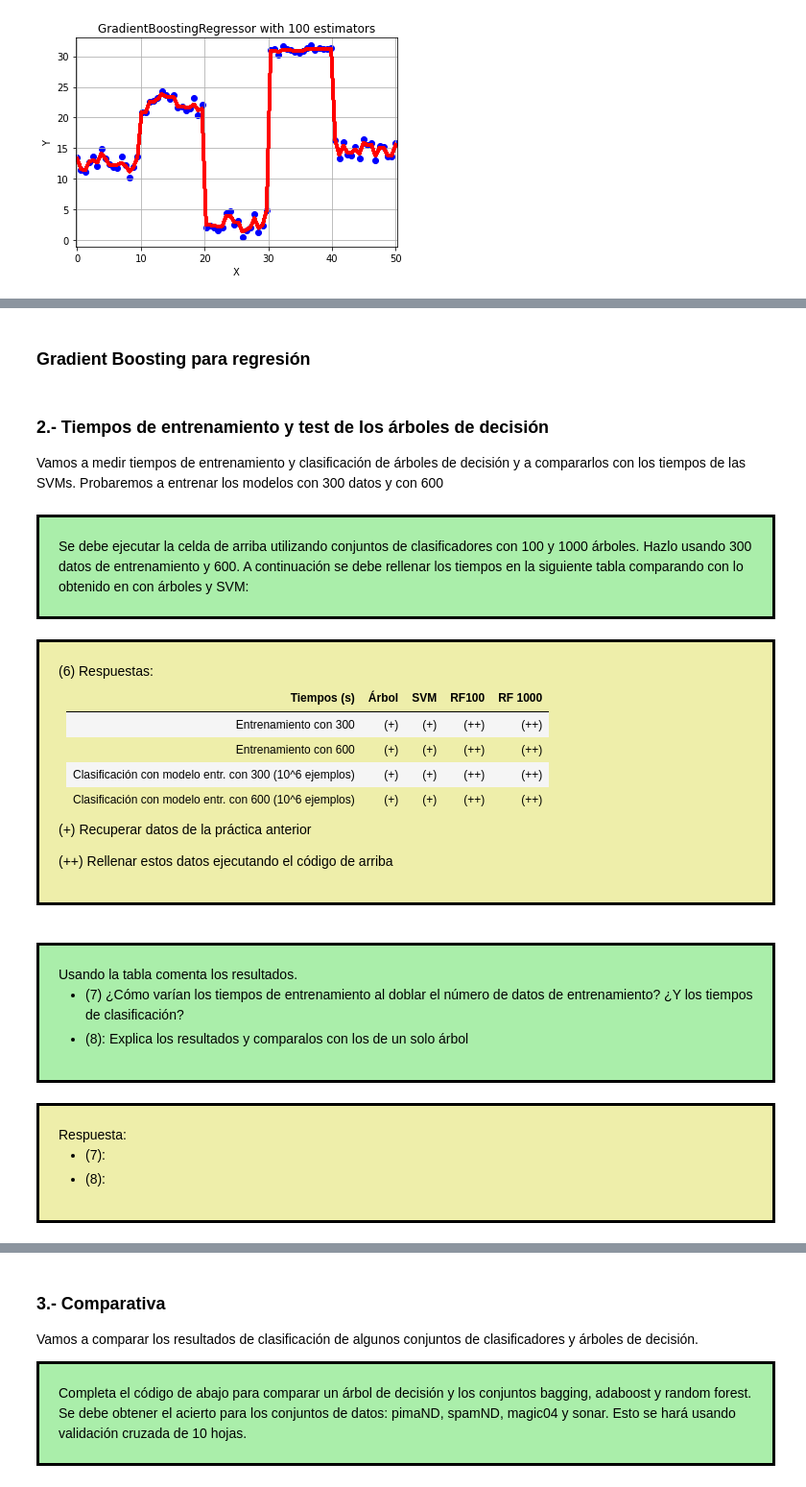
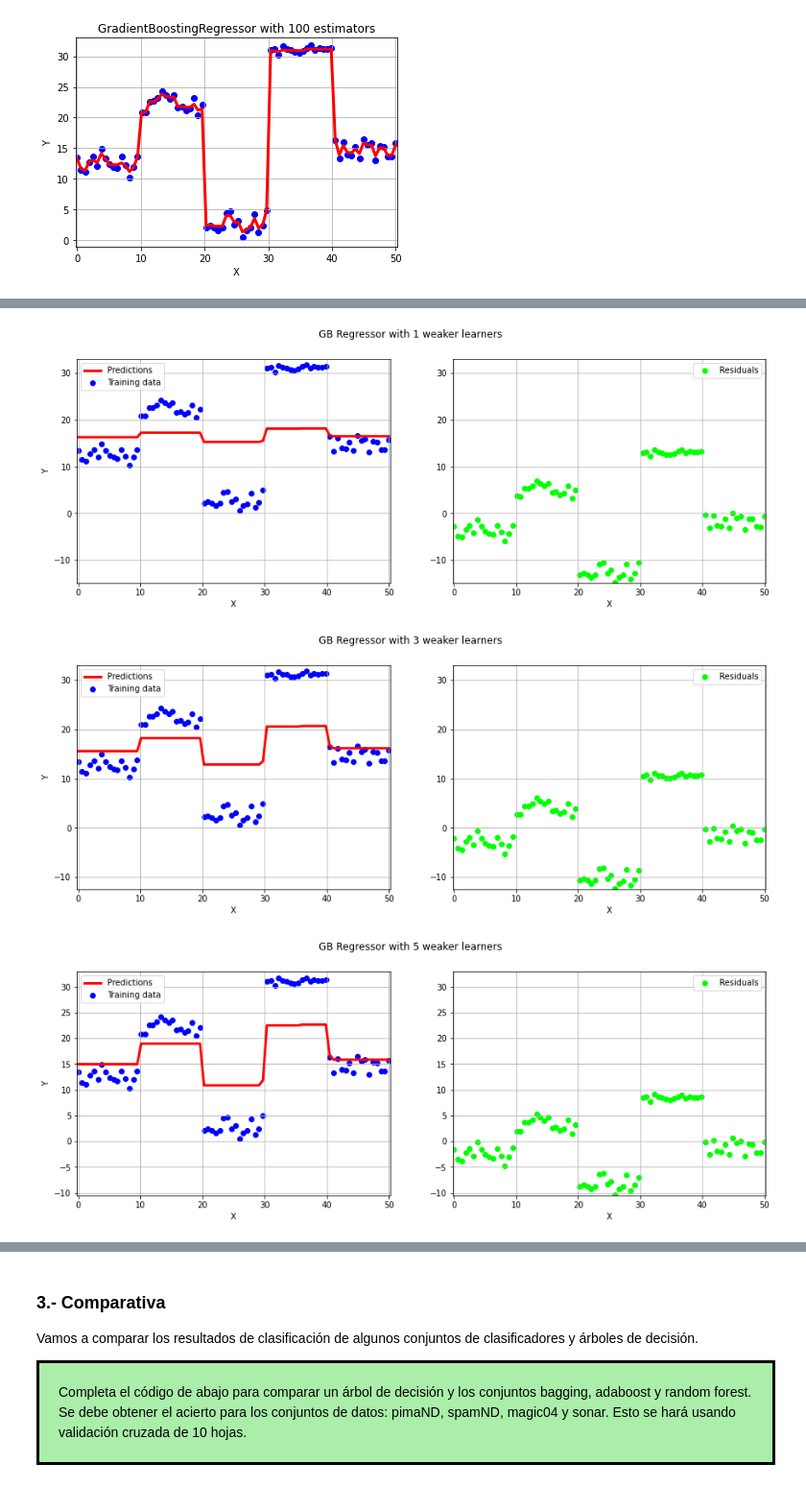
Before and after one commit to fjsaezm/mcd-maaa, a Jupyter notebook: P2/GradientBoosting.ipynb, the cells around one changed output, grey strips where cells are left out. Shown at 96% size. Drawn from its saved outputs; the diff is of its cells as text; code cells hidden in the pictures.

```diff
--- a/P2/GradientBoosting.ipynb
+++ b/P2/GradientBoosting.ipynb
@@ -218,13 +218,13 @@ n = 300
 model = 'sine'
 ymargin = 0.
 noise = 0.0             # <========= Modifica este valor 0 ó 0.3, (antes responde a las cuestiones de arriba)
-x1, x2, ytrain, xbnd, ybnd = createDataSet(n, model, ymargin, noise, True)
-x1test, x2test, ytest = createDataSet(n*10, model, ymargin, noise)
+x1, x2, ytrain, xbnd, ybnd = utils.createDataSet(n, model, ymargin, noise, True)
+x1test, x2test, ytest = utils.createDataSet(n*10, model, ymargin, noise)
 Xtrain = np.concatenate((x1, x2), axis = 1)
 Xtest = np.concatenate((x1test, x2test), axis = 1)
 ytrain[ytrain == 0] = -1
 ytest[ytest == 0] = -1
-plotData(x1,x2,ytrain,{'c':'#FF0000'},{'c':'#0000FF'})
+utils.plotData(x1,x2,ytrain,{'c':'#FF0000'},{'c':'#0000FF'})
 # %% [output]
 [figure]
 # %%
@@ -288,7 +288,7 @@ plt.show()
 gb = GradientBoostingClassifier()
 gb.fit(Xtrain, ytrain)
 for n_estimators in [1, 3, 5, 10, 20, 50, 101]:
-    plotModel(x1, x2, ytrain, gb,
+    utils.plotModel(x1, x2, ytrain, gb,
               title='Classificacion with {} weaker learners'.format(n_estimators),
               fewer_estimators=n_estimators)
     plt.show()
@@ -502,5 +381,0 @@ FileNotFoundError: [Errno 2] No such file or directory: 'magic04.csv'
-# %% [markdown]
-### Gradient Boosting para regresión
-# %% [markdown]
-### 2.- Tiempos de entrenamiento y test de los árboles de decisión
-Vamos a medir tiempos de entrenamiento y clasificación de árboles de decisión y a compararlos con los tiempos de las SVMs. Probaremos a entrenar los modelos con 300 datos y con 600
@@ -550,32 +382,11 @@ print("Tiempo de clasificar {:g} ejemplos: {:.4g} s.".format(factor, factor*(toc
-# %% [markdown]
-<div style="background-color:#AAEEAA;padding:20px;border:solid;">Se debe ejecutar la celda de arriba utilizando conjuntos de clasificadores con 100 y 1000 árboles. Hazlo usando 300 datos de entrenamiento y 600. A continuación se debe rellenar los tiempos en la siguiente tabla comparando con lo obtenido en con árboles y SVM:<br/></div>
-<br/>
-<div style="background-color:#EEEEAA;padding:20px;border:solid;">(6) Respuestas:
-
-|  Tiempos (s)          | Árbol  | SVM  | RF100 | RF 1000 |
-|-----------------------|--------|------|-------|---------|
-| Entrenamiento con 300 | (+)    | (+)  | (++)  | (++)    |
-| Entrenamiento con 600 | (+)    | (+)  | (++)  | (++)    |
-| Clasificación con modelo entr. con 300 (10^6 ejemplos) | (+)    | (+)  | (++)  | (++)    |
-| Clasificación con modelo entr. con 600 (10^6 ejemplos) | (+)    | (+)  | (++)  | (++)    |
-
-(+) Recuperar datos de la práctica anterior
-
-(++) Rellenar estos datos ejecutando el código de arriba
-</div>
-<br/>
-# %% [markdown]
-<div style="background-color:#AAEEAA;padding:20px;border:solid;">Usando la tabla comenta los resultados.<br/>
-
-<ul>
-<li>(7) ¿Cómo varían los tiempos de entrenamiento al doblar el número de datos de entrenamiento? ¿Y los tiempos de clasificación?</li>
-<li>(8): Explica los resultados y comparalos con los de un solo árbol</li>
-</ul>
-</div>
-<br/>
-<div style="background-color:#EEEEAA;padding:20px;border:solid;">Respuesta:
-
-<ul>
-<li>(7): </li>
-<li>(8): </li>
-</ul></div>
+# %%
+for n_estimators in [1, 3, 5, 10, 20, 50, 101]:
+    gb = GradientBoostingRegressor(n_estimators=n_estimators)
+    gb.fit(Xtrain_reg, ytrain_reg)
+    utils.plotRegressionModelWithResiduals(Xtrain_reg, ytrain_reg, gb,
+              title='GB Regressor with {} weaker learners'.format(n_estimators))
+    plt.show()
+# %% [output]
+[figure, added]
+[figure, added]
+[figure, added]
```
Also changed, not shown: parts of 22 cells of this notebook, 1 other file.
